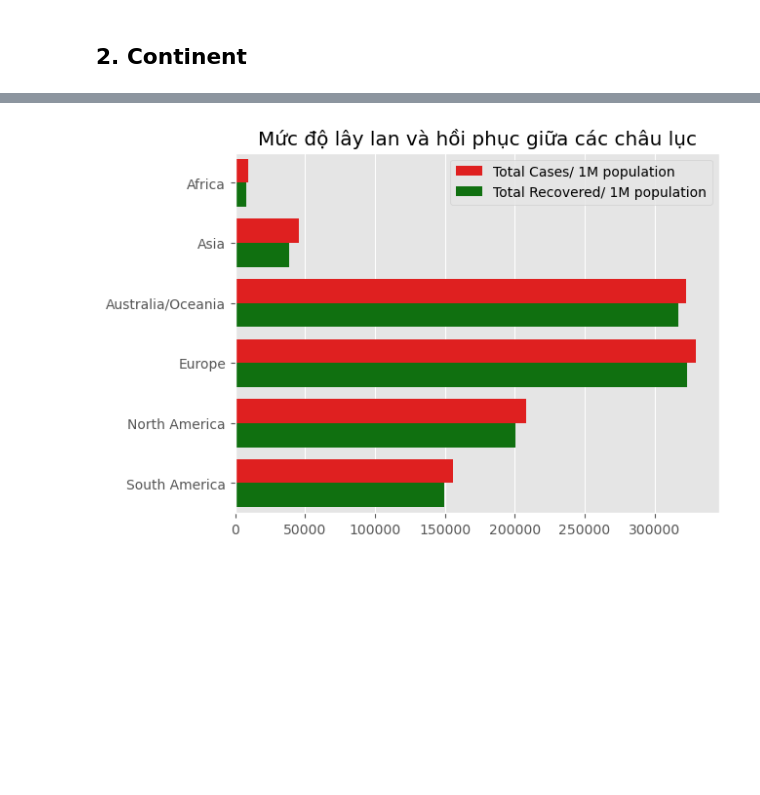
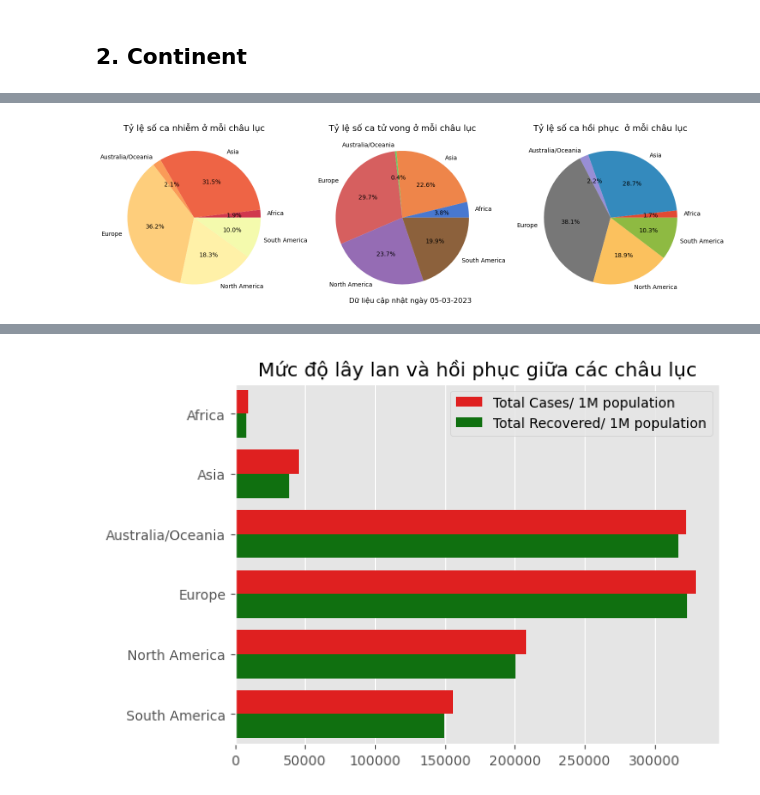
Before and after one commit to vntan/Covid-19-Analysis, a Jupyter notebook: my_project.ipynb, the cells around one changed output, grey strips where cells are left out. Drawn from its saved outputs; the diff is of its cells as text; code cells hidden in the pictures; blank space fills up the shorter version.

```diff
--- a/my_project.ipynb
+++ b/my_project.ipynb
@@ -93,4 +94,25 @@ continent_df.head()
 | 2 | 2023-02-26 | Australia/Oceania | 13994994 | 1301.0 | 26110.0 | 5.0 | 13776098.0 | 1190.0 | ... |
 | 3 | 2023-02-26 | Europe | 246170589 | 26377.0 | 2016458.0 | 69.0 | 241656057.0 | 27649.0 | ... |
 | 4 | 2023-02-26 | North America | 124553800 | 6734.0 | 1610998.0 | 47.0 | 119602007.0 | 17285.0 | ... |
+# %%
+filter_continent_df = continent_df.loc[continent_df['DateCollected'] == continent_df['DateCollected'].max(), ['Continent', 'TotalCases', 'TotalDeaths', 'TotalRecovered']]
+
+fig, axes = plt.subplots(1, 3)
+fig.set_figheight(20)
+fig.set_figwidth(15)
+
+axes[0].pie(filter_continent_df['TotalCases'], labels=filter_continent_df['Continent'], autopct='%1.1f%%', colors=sns.color_palette("Spectral", n_colors=10));
+axes[1].pie(filter_continent_df['TotalDeaths'], labels=filter_continent_df['Continent'], autopct='%1.1f%%', colors=sns.color_palette("muted", n_colors=10));
+axes[2].pie(filter_continent_df['TotalRecovered'], labels=filter_continent_df['Continent'], autopct='%1.1f%%');
+
+axes[0].set_title('Tỷ lệ số ca nhiễm ở mỗi châu lục')
+axes[1].set_title('Tỷ lệ số ca tử vong ở mỗi châu lục')
+axes[2].set_title('Tỷ lệ số ca hồi phục  ở mỗi châu lục')
+
+date_updated = continent_df['DateCollected'].max().strftime('%d-%m-%Y')
+
+fig.suptitle(f'Dữ liệu cập nhật ngày {date_updated}', y=0.4)
+fig.tight_layout()
+# %% [output]
+[figure, added]
 # %%
```
Also changed, not shown: parts of 5 cells of this notebook.
